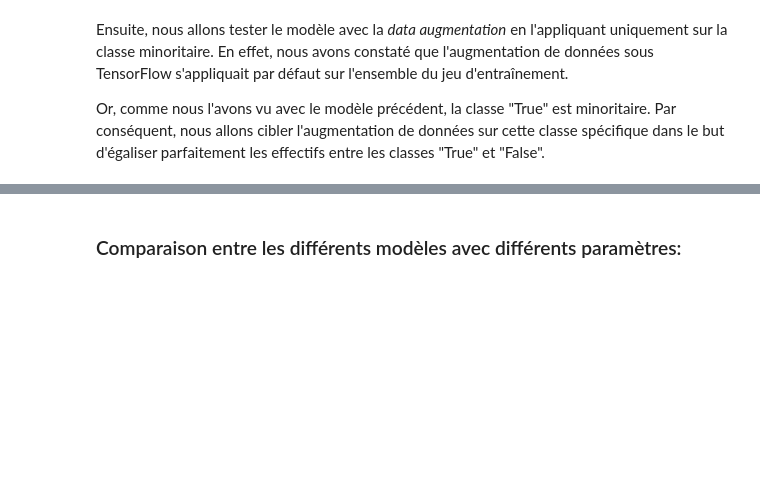
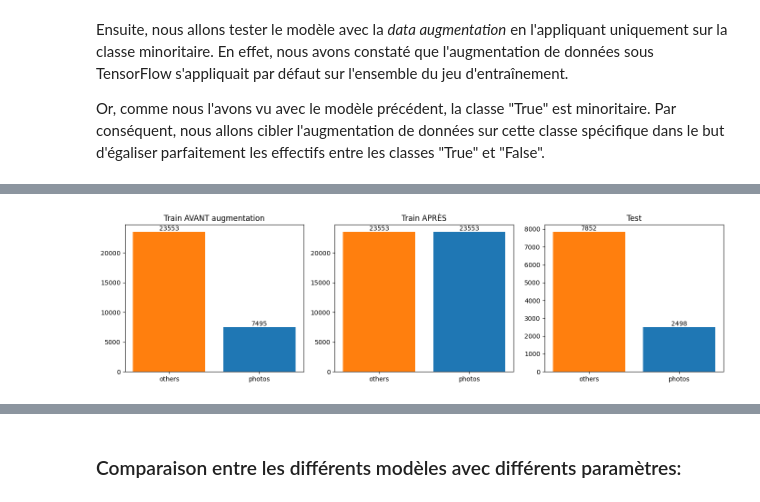
Before and after one commit to Byrong8at/Cnn-and-RNN, a Jupyter notebook: livrable1.ipynb, the cells around one changed output, grey strips where cells are left out. Saved outputs shown, nothing was run; the diff lists cells and outputs as text; code cells hidden in the pictures; blank space fills up the shorter version.

```diff
--- a/livrable1.ipynb
+++ b/livrable1.ipynb
@@ -510,3 +623,89 @@ Le but de cette méthode est de contrer ce déséquilibre en donnant mathématiq
 Ensuite, nous allons tester le modèle avec la *data augmentation* en l'appliquant uniquement sur la classe minoritaire. En effet, nous avons constaté que l'augmentation de données sous TensorFlow s'appliquait par défaut sur l'ensemble du jeu d'entraînement.
 
 Or, comme nous l'avons vu avec le modèle précédent, la classe "True" est minoritaire. Par conséquent, nous allons cibler l'augmentation de données sur cette classe spécifique dans le but d'égaliser parfaitement les effectifs entre les classes "True" et "False".
+# %%
+SRC = "./data/processing"
+AUTOTUNE = tf.data.AUTOTUNE
+
+# 1. Split 75/25 stratifié sur les CHEMINS
+def lister(classe):
+    d = os.path.join(SRC, classe)
+    return [os.path.join(d, f) for f in os.listdir(d)]
+
+photos, others = lister("True"), lister("False")
+paths  = photos + others
+labels = [1] * len(photos) + [0] * len(others)
+
+p_train_RDA, p_test_RDA, y_train_RDA, y_test_RDA = train_test_split (
+    paths, labels, test_size=0.25, stratify=labels, random_state=123)
+
+train_photos_RDA = [p for p, y in zip(p_train_RDA, y_train_RDA) if y == 1]
+train_others_RDA = [p for p, y in zip(p_train_RDA, y_train_RDA) if y == 0]
+
+# 2. Chargement d'une image
+def charger(path, label):
+    img = tf.io.read_file(path)
+    img = tf.io.decode_image(img, channels=3, expand_animations=False)
+    img = tf.image.resize(img, (img_size, img_size))
+    return img, label
+
+# 3. Augmentation à la volée
+augment = tf.keras.Sequential([
+    tf.keras.Input(shape=(img_size, img_size, 3)),
+    tf.keras.layers.RandomFlip("horizontal"),
+    tf.keras.layers.RandomRotation(0.1),
+    tf.keras.layers.RandomZoom(0.1),
+    tf.keras.layers.RandomContrast(0.1),
+])
+
+def aug(img, label):
+    img = augment(tf.expand_dims(img, 0), training=True)
+    return tf.squeeze(img, 0), label
+
+n_others = len(train_others_RDA)
+ds_others = (tf.data.Dataset.from_tensor_slices((train_others_RDA, [0]*n_others))
+             .shuffle(n_others, seed=123)
+             .map(charger, num_parallel_calls=AUTOTUNE))
+
+ds_photos = (tf.data.Dataset.from_tensor_slices((train_photos_RDA, [1]*len(train_photos_RDA)))
+             .shuffle(len(train_photos_RDA))
+             .repeat()
+             .take(n_others)
+             .map(charger, num_parallel_calls=AUTOTUNE)
+             .map(aug, num_parallel_calls=AUTOTUNE))
+
+half = BATCH_SIZE // 2
+def fusionner(a, b):
+    x = tf.concat([a[0], b[0]], axis=0)
+    y = tf.concat([a[1], b[1]], axis=0)
+    idx = tf.random.shuffle(tf.range(tf.shape(y)[0]))
+    return tf.gather(x, idx), tf.gather(y, idx)
+
+train_ds_RDA = (tf.data.Dataset.zip((ds_others.batch(half), ds_photos.batch(half)))
+            .map(fusionner, num_parallel_calls=AUTOTUNE)
+            .prefetch(AUTOTUNE))
+
+test_ds_RDA = (tf.data.Dataset.from_tensor_slices((p_test_RDA, y_test_RDA))
+           .map(charger, num_parallel_calls=AUTOTUNE)
+           .batch(BATCH_SIZE).prefetch(AUTOTUNE))
+
+# 4. VÉRIFICATION : on compte les labels qui sortent du pipeline
+def compter(ds):
+    c = np.zeros(2, dtype=int)
+    for _, y in ds:
+        c += np.bincount(y.numpy().astype(int), minlength=2)
+    return c
+
+print("Comptage sur une époque complète")
+c_train = compter(train_ds_RDA)
+c_test  = compter(test_ds_RDA)
+c_avant = np.array([len(train_others_RDA), len(train_photos_RDA)])
+
+# 6. Affichage
+fig, ax = plt.subplots(1, 3, figsize=(14, 4))
+for a, c, t in zip(ax, [c_avant, c_train, c_test],
+                   ["Train AVANT augmentation", "Train APRÈS", "Test"]):
+    bars = a.bar(["others", "photos"], c, color=["tab:orange", "tab:blue"])
+    a.bar_label(bars); a.set_title(t)
+plt.tight_layout(); plt.show()
+# %% [output]
@@ -512,0 +713 @@ Or, comme nous l'avons vu avec le modèle précédent, la classe "True" est mino
+[figure, added]
```
Also changed, not shown: parts of 9 cells of this notebook, 1 other file.
